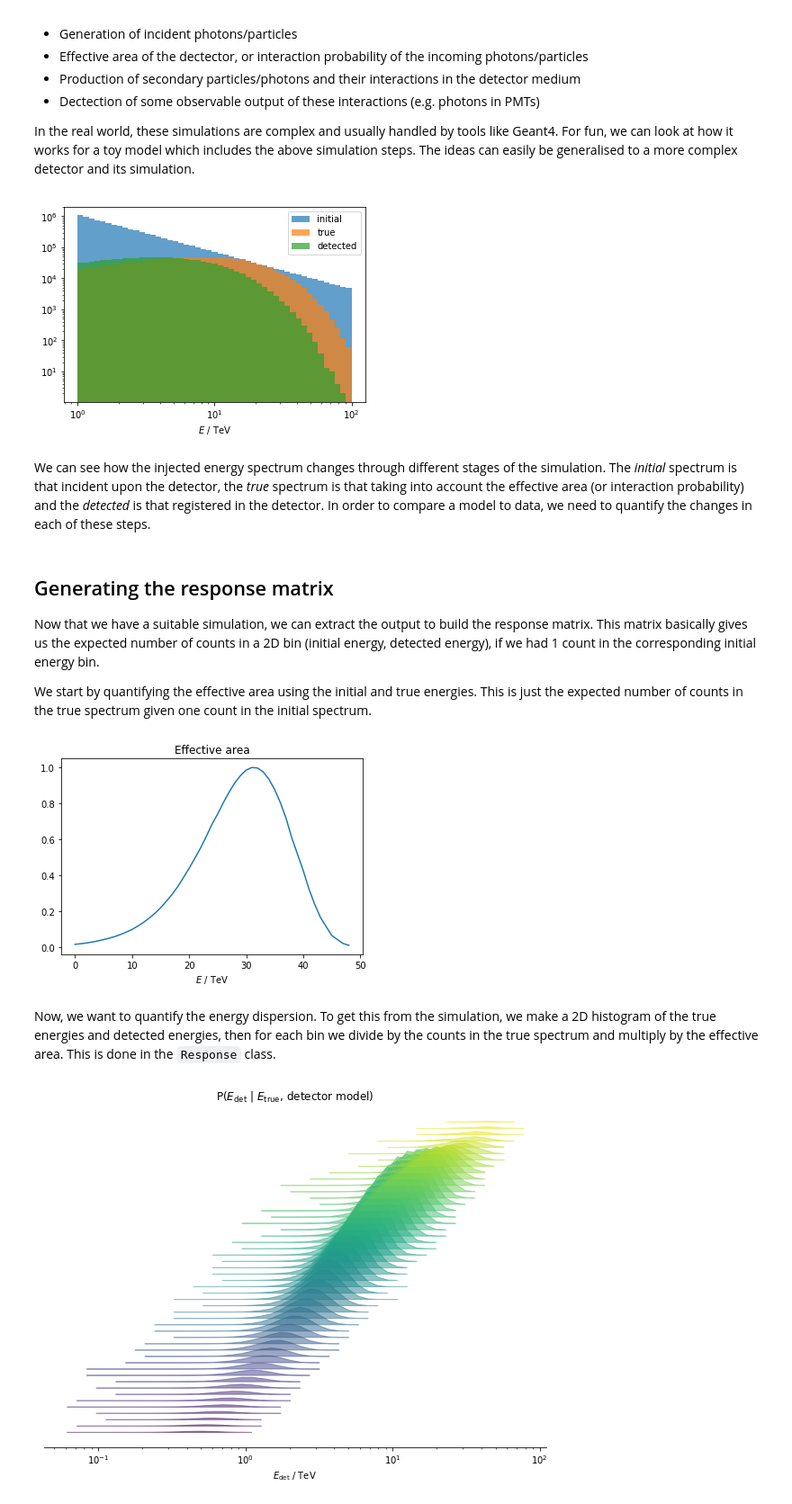
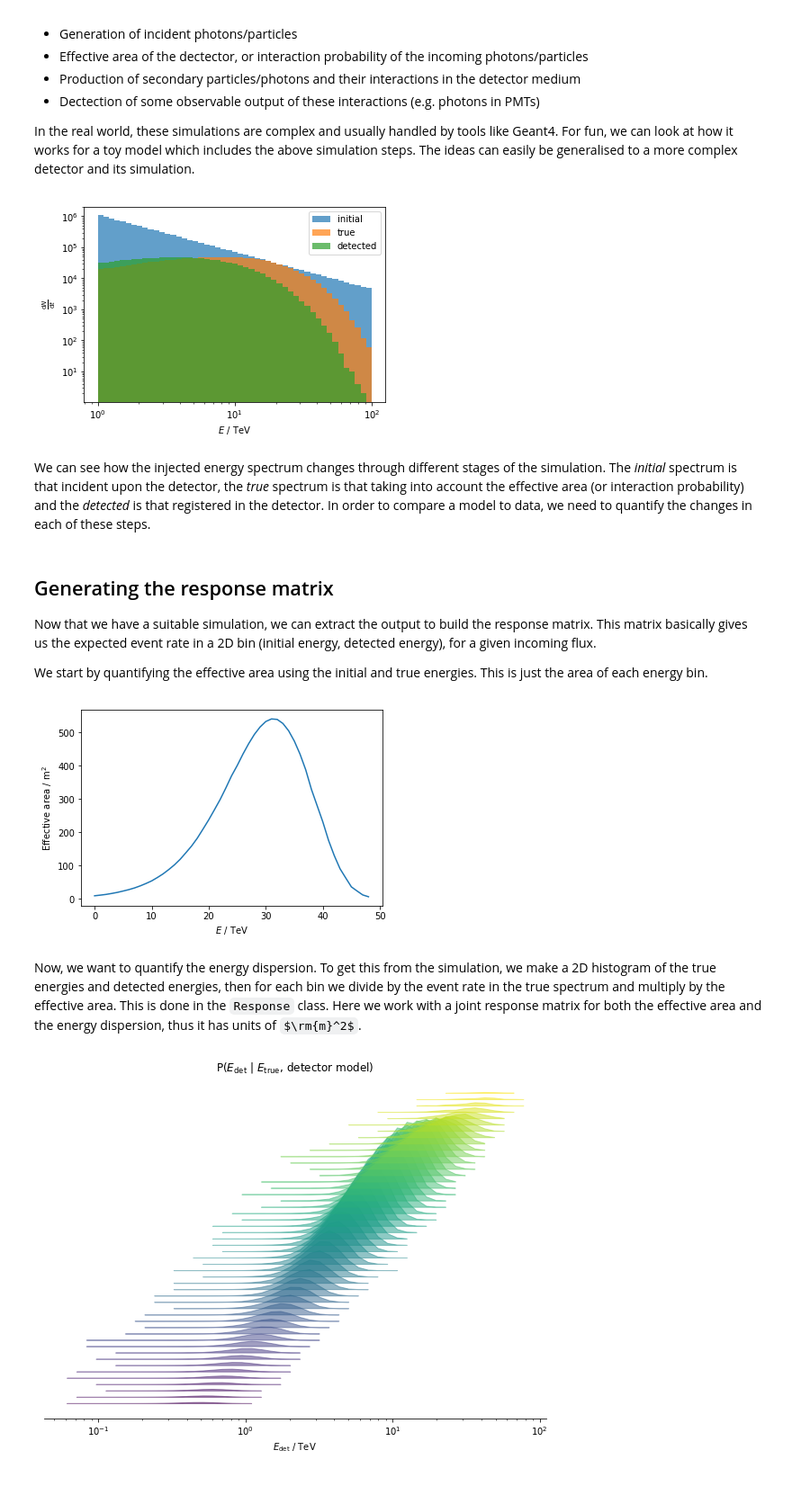
Before and after one commit to cescalara/instrument_response, a Jupyter notebook: response_demo.ipynb, the cells around one changed output. Shown at 90% size. Saved outputs shown, nothing was run; the diff lists cells and outputs as text; code cells hidden in the pictures; some formulas as TeX source.

Commit message:
Add proper units

```diff
--- a/response_demo.ipynb
+++ b/response_demo.ipynb
@@ -40,45 +40,49 @@ response_file = 'output/response_sim.h5'
 # %%
 # Read in output to have a look
 with h5py.File(response_file, 'r') as f:
     true_energy = f['true_energy'].value
     N_secondaries = f['number_of_secondaries'].value
     N_det_secondaries = f['number_of_detected_secondaries'].value
     detected_energy = f['detected_energy'].value
     initial_energy = f['initial_energy'].value
 
 # Plot
 bins = np.logspace(np.log(min_energy), np.log(max_energy), base=np.e)
 
 fig, ax = plt.subplots();
 ax.hist(initial_energy, bins=bins, alpha=0.7, label='initial')
 ax.hist(true_energy, bins=bins, alpha=0.7, label='true');
 ax.hist(detected_energy, bins=bins, alpha=0.7, label='detected');
 ax.set_xscale('log')
 ax.set_yscale('log')
 ax.set_xlabel('$E$ / TeV')
+ax.set_ylabel(r'$\frac{\mathrm{d}N}{\mathrm{d}t}$')
 ax.legend();
 # %% [output]
-[figure, old version]
+[figure, new version]
 # %% [markdown]
 We can see how the injected energy spectrum changes through different stages of the simulation. The *initial* spectrum is that incident upon the detector, the *true* spectrum is that taking into account the effective area (or interaction probability) and the *detected* is that registered in the detector. In order to compare a model to data, we need to quantify the changes in each of these steps.
 # %% [markdown]
 ## Generating the response matrix
 
-Now that we have a suitable simulation, we can extract the output to build the response matrix. This matrix basically gives us the expected number of counts in a 2D bin (initial energy, detected energy), if we had 1 count in the corresponding initial energy bin.
+Now that we have a suitable simulation, we can extract the output to build the response matrix. This matrix basically gives us the expected event rate in a 2D bin (initial energy, detected energy), for a given incoming flux.
 
-We start by quantifying the effective area using the initial and true energies. This is just the expected number of counts in the true spectrum given one count in the initial spectrum.
+We start by quantifying the effective area using the initial and true energies. This is just the area of each energy bin.
 # %%
-h_init, _ = np.histogram(initial_energy, bins=bins)
-h_true, _ = np.histogram(true_energy, bins=bins)
+dN_dt_init, _ = np.histogram(initial_energy, bins=bins)
+dN_dt_true, _ = np.histogram(true_energy, bins=bins)
+bin_centres = bins[:-1] + (bins[1:] - bins[:-1])/2
+dA = simulation.effective_area.evaluate(bin_centres)
+dN_dtdA_init = dN_dt_init / dA
 
 fig, ax = plt.subplots()
-ax.plot(h_true / h_init)
+ax.plot(dN_dt_true / dN_dt_init * simulation.effective_area.maximum)
 ax.set_xlabel('$E$ / TeV')
-ax.set_title('Effective area');
+ax.set_ylabel('Effective area / $\mathrm{m}^2$');
 # %% [output]
-[figure, old version]
+[figure, new version]
 # %% [markdown]
-Now, we want to quantify the energy dispersion. To get this from the simulation, we make a 2D histogram of the true energies and detected energies, then for each bin we divide by the counts in the true spectrum and multiply by the effective area. This is done in the `Response` class.
+Now, we want to quantify the energy dispersion. To get this from the simulation, we make a 2D histogram of the true energies and detected energies, then for each bin we divide by the event rate in the true spectrum and multiply by the effective area. This is done in the `Response` class. Here we work with a joint response matrix for both the effective area and the energy dispersion, thus it has units of $\rm{m}^2$.
 # %%
 nbins_true = 50
 nbins_detected = 50
```
Also changed, not shown: parts of 6 cells of this notebook, 2 other files.
